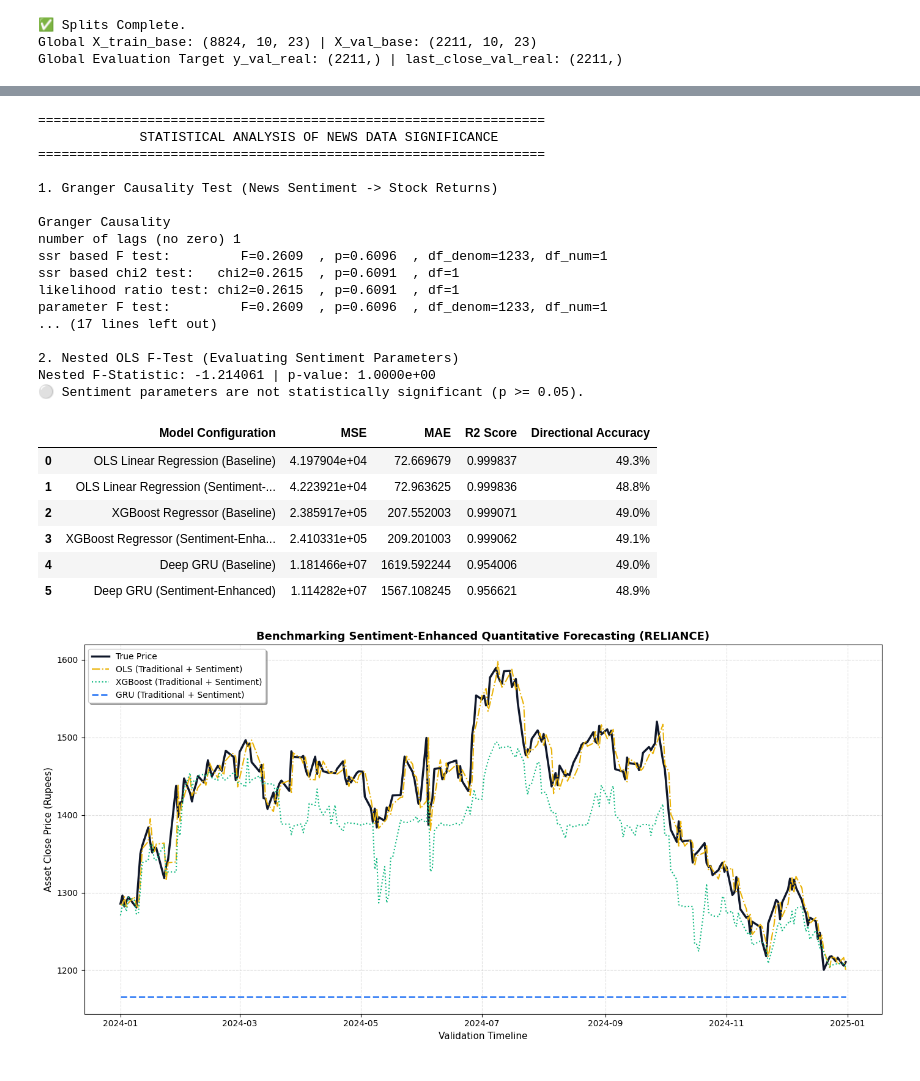
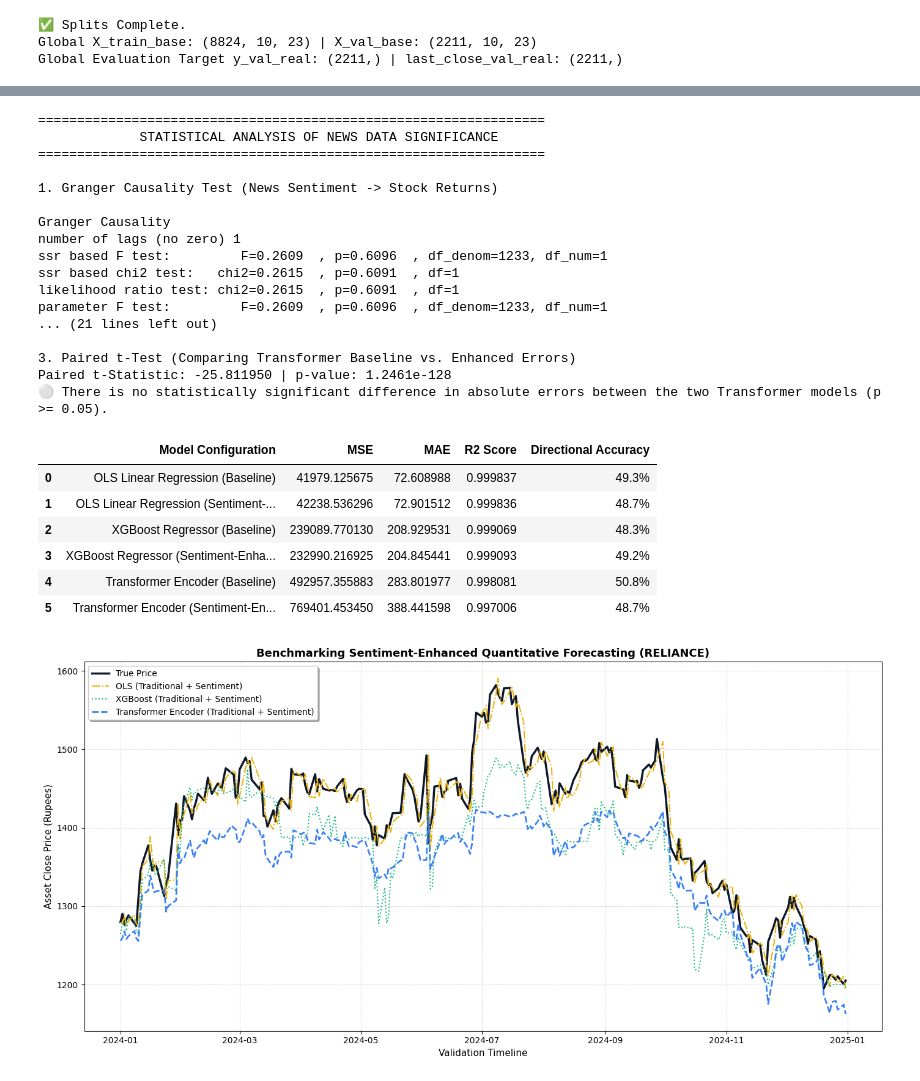
Before and after one commit to SKMsushant/Projects, a Jupyter notebook: project_algo_trade/analysis.ipynb, the cells around one changed output, grey strips where cells are left out. Drawn from its saved outputs; the diff is of its cells as text; code cells hidden in the pictures.

```diff
--- a/project_algo_trade/analysis.ipynb
+++ b/project_algo_trade/analysis.ipynb
@@ -394,6 +460,24 @@ if p_val_f < 0.05:
     print("🟢 Sentiment parameters are statistically significant in predicting returns (p < 0.05)!")
 else:
     print("⚪ Sentiment parameters are not statistically significant (p >= 0.05).")
+
+# C. PAIRED T-TEST ON TRANSFORMER ABSOLUTE ERROR REDUCTION
+print("\n3. Paired t-Test (Comparing Transformer Baseline vs. Enhanced Errors)")
+try:
+    # Calculate absolute errors for both Transformer models
+    ae_base = np.abs(y_val_real - transformer_base_preds)
+    ae_sent = np.abs(y_val_real - transformer_sent_preds)
+
+    # Run a paired relative t-test
+    t_stat, p_val_t = stats.ttest_rel(ae_base, ae_sent)
+
+    print(f"Paired t-Statistic: {t_stat:.6f} | p-value: {p_val_t:.4e}")
+    if p_val_t < 0.05 and t_stat > 0:
+        print("🟢 The Sentiment-Enhanced Transformer yields statistically smaller errors than the baseline (p < 0.05)!")
+    else:
+        print("⚪ There is no statistically significant difference in absolute errors between the two Transformer models (p >= 0.05).")
+except Exception as e:
+    print("⚠️ Paired t-test skipped: ", e)
 # %% [output]
 =================================================================
              STATISTICAL ANALYSIS OF NEWS DATA SIGNIFICANCE
@@ -407,11 +491,11 @@ ssr based F test:         F=0.2609  , p=0.6096  , df_denom=1233, df_num=1
 ssr based chi2 test:   chi2=0.2615  , p=0.6091  , df=1
 likelihood ratio test: chi2=0.2615  , p=0.6091  , df=1
 parameter F test:         F=0.2609  , p=0.6096  , df_denom=1233, df_num=1
-... (17 lines left out)
+... (21 lines left out)
 
-2. Nested OLS F-Test (Evaluating Sentiment Parameters)
-Nested F-Statistic: -1.214061 | p-value: 1.0000e+00
-⚪ Sentiment parameters are not statistically significant (p >= 0.05).
+3. Paired t-Test (Comparing Transformer Baseline vs. Enhanced Errors)
+Paired t-Statistic: -25.811950 | p-value: 1.2461e-128
+⚪ There is no statistically significant difference in absolute errors between the two Transformer models (p >= 0.05).
 # %%
 # CELL 10: Model Comparison and Visual Benchmarking
 
@@ -448,55 +532,55 @@ results_data = [
         "Directional Accuracy": f"{dir_xgb_sent:.1f}%"
     },
     {
-        "Model Configuration": "Deep GRU (Baseline)",
-        "MSE": mean_squared_error(y_val_real, gru_base_preds),
-        "MAE": mean_absolute_error(y_val_real, gru_base_preds),
-        "R2 Score": r2_score(y_val_real, gru_base_preds),
-        "Directional Accuracy": f"{dir_gru_base:.1f}%"
+        "Model Configuration": "Transformer Encoder (Baseline)",
+        "MSE": mean_squared_error(y_val_real, transformer_base_preds),
+        "MAE": mean_absolute_error(y_val_real, transformer_base_preds),
+        "R2 Score": r2_score(y_val_real, transformer_base_preds),
+        "Directional Accuracy": f"{dir_transformer_base:.1f}%"
     },
     {
-        "Model Configuration": "Deep GRU (Sentiment-Enhanced)",
-        "MSE": mean_squared_error(y_val_real, gru_sent_preds),
-        "MAE": mean_absolute_error(y_val_real, gru_sent_preds),
-        "R2 Score": r2_score(y_val_real, gru_sent_preds),
-        "Directional Accuracy": f"{dir_gru_sent:.1f}%"
+        "Model Configuration": "Transformer Encoder (Sentiment-Enhanced)",
+        "MSE": mean_squared_error(y_val_real, transformer_sent_preds),
+        "MAE": mean_absolute_error(y_val_real, transformer_sent_preds),
+        "R2 Score": r2_score(y_val_real, transformer_sent_preds),
+        "Directional Accuracy": f"{dir_transformer_sent:.1f}%"
     }
 ]
 
 df_results = pd.DataFrame(results_data)
 display(df_results)
 
 # 2. Visual Comparative Plotting for Target Asset (e.g., RELIANCE)
 target_sym = "RELIANCE"
 if target_sym in y_val_real_dict:
     # Retrieve target symbol-specific dates, unscaled actuals, and unscaled predictions
     df_sym = df_prepared[df_prepared['symbol'] == target_sym].reset_index(drop=True)
     X_a, y_a = sequences_a[target_sym]
     split_idx_a = int(len(X_a) * 0.8)
     val_dates = df_sym['date'].iloc[split_idx_a + 10:].values
 
     plt.figure(figsize=(14, 7))
     plt.plot(val_dates, y_val_real_dict[target_sym], label="True Price", color="#0f172a", linewidth=2.5)
     plt.plot(val_dates, ols_sent_preds_dict[target_sym], label="OLS (Traditional + Sentiment)", color="#eab308", linestyle="-.", linewidth=1.5)
     plt.plot(val_dates, xgb_sent_preds_dict[target_sym], label="XGBoost (Traditional + Sentiment)", color="#10b981", linestyle=":", linewidth=1.5)
-    plt.plot(val_dates, gru_sent_preds_dict[target_sym], label="GRU (Traditional + Sentiment)", color="#3b82f6", linestyle="--", linewidth=2)
+    plt.plot(val_dates, transformer_sent_preds_dict[target_sym], label="Transformer Encoder (Traditional + Sentiment)", color="#3b82f6", linestyle="--", linewidth=2)
 
     plt.title(f"Benchmarking Sentiment-Enhanced Quantitative Forecasting ({target_sym})", fontsize=13, fontweight='bold')
     plt.xlabel("Validation Timeline", fontsize=11)
     plt.ylabel("Asset Close Price (Rupees)", fontsize=11)
     plt.legend(loc="upper left", frameon=True, shadow=True)
     plt.grid(True, linestyle="--", alpha=0.4)
     plt.tight_layout()
     plt.savefig("sentiment_evaluation.png", dpi=300)
     plt.show()
 else:
     print(f"⚠️ Target symbol {target_sym} not found in validation split.")
 # %% [output]
 |  | Model Configuration | MSE | MAE | R2 Score | Directional Accuracy |
-| 0 | OLS Linear Regression (Baseline) | 4.197904e+04 | 72.669679 | 0.999837 | 49.3% |
-| 1 | OLS Linear Regression (Sentiment-... | 4.223921e+04 | 72.963625 | 0.999836 | 48.8% |
-| 2 | XGBoost Regressor (Baseline) | 2.385917e+05 | 207.552003 | 0.999071 | 49.0% |
-| 3 | XGBoost Regressor (Sentiment-Enha... | 2.410331e+05 | 209.201003 | 0.999062 | 49.1% |
-| 4 | Deep GRU (Baseline) | 1.181466e+07 | 1619.592244 | 0.954006 | 49.0% |
-| 5 | Deep GRU (Sentiment-Enhanced) | 1.114282e+07 | 1567.108245 | 0.956621 | 48.9% |
+| 0 | OLS Linear Regression (Baseline) | 41979.125675 | 72.608988 | 0.999837 | 49.3% |
+| 1 | OLS Linear Regression (Sentiment-... | 42238.536296 | 72.901512 | 0.999836 | 48.7% |
+| 2 | XGBoost Regressor (Baseline) | 239089.770130 | 208.929531 | 0.999069 | 48.3% |
+| 3 | XGBoost Regressor (Sentiment-Enha... | 232990.216925 | 204.845441 | 0.999093 | 49.2% |
+| 4 | Transformer Encoder (Baseline) | 492957.355883 | 283.801977 | 0.998081 | 50.8% |
+| 5 | Transformer Encoder (Sentiment-En... | 769401.453450 | 388.441598 | 0.997006 | 48.7% |
-[figure, old version]
+[figure, new version]
```
Also changed, not shown: parts of 4 cells of this notebook, 37 other files.
